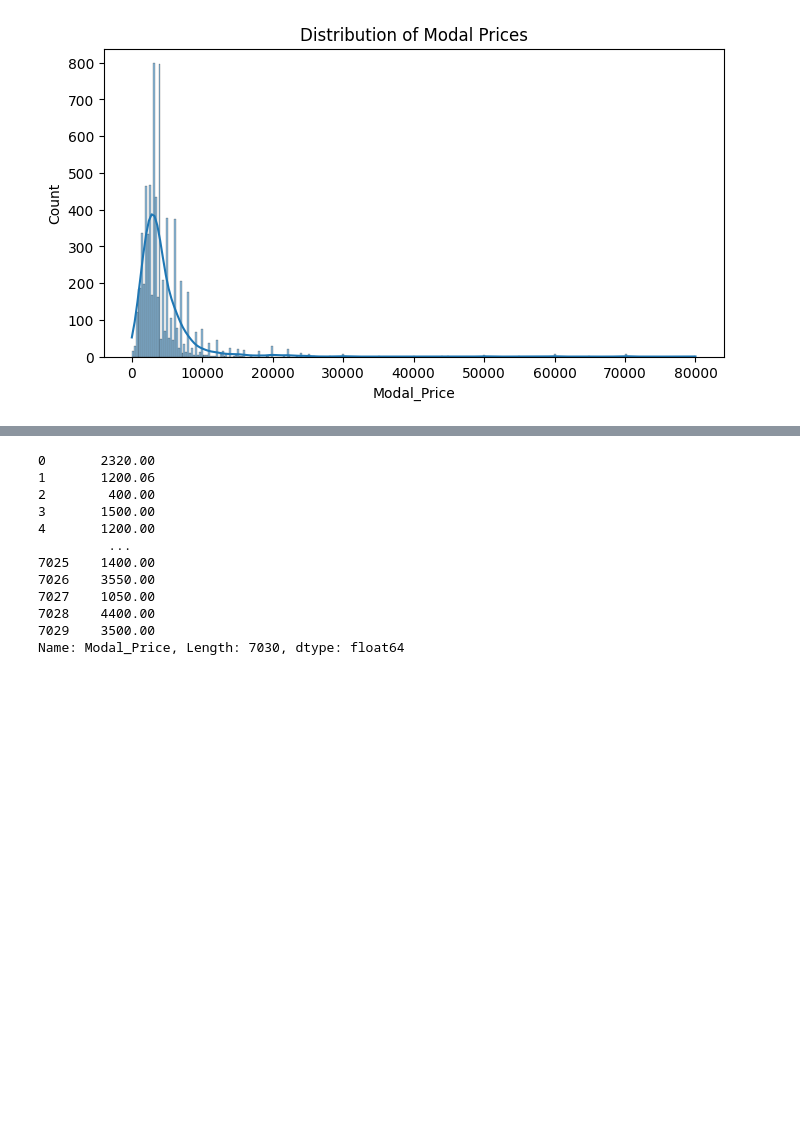
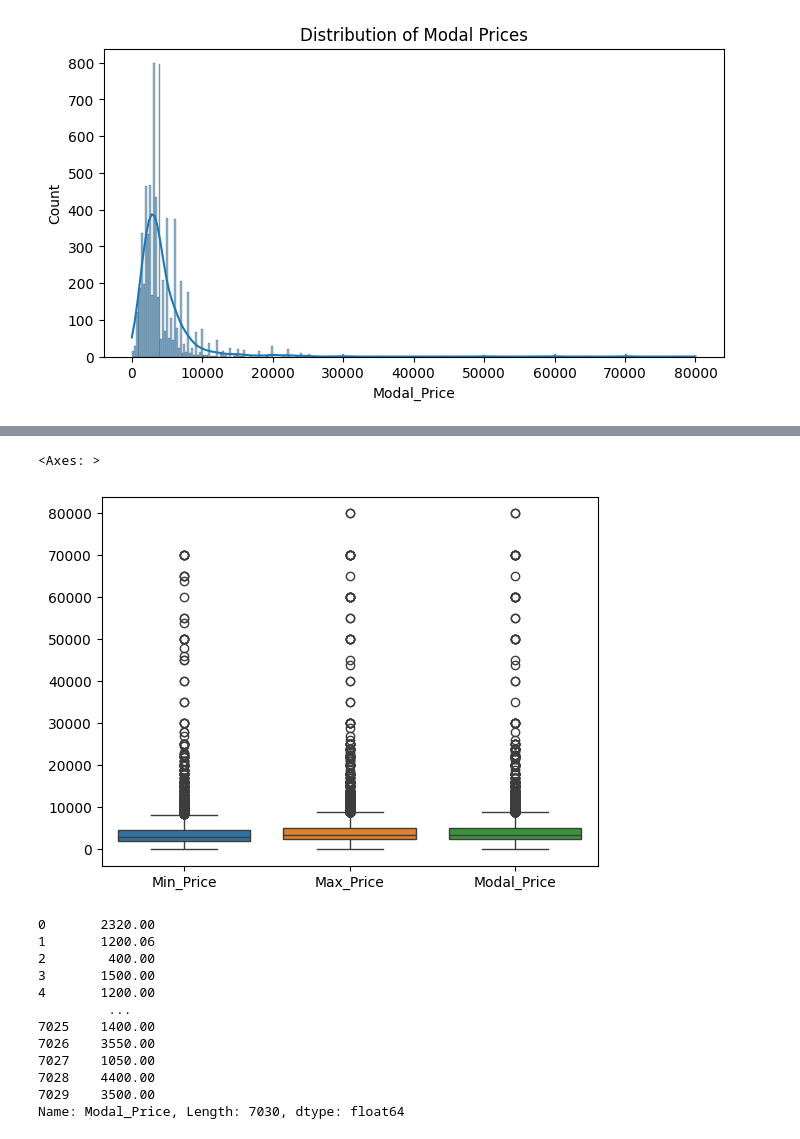
Before and after one commit to RanaSumedha/Python, a Jupyter notebook: Mandi_ca.ipynb, the cells around one changed output, grey strips where cells are left out. Saved outputs shown, nothing was run; the diff lists cells and outputs as text; code cells hidden in the pictures; blank space fills up the shorter version.

```diff
--- a/Mandi_ca.ipynb
+++ b/Mandi_ca.ipynb
@@ -96,3 +117,8 @@ plt.show()
+# %%
+sns.boxplot(df)
+# %% [output]
+<Axes: >
+[figure, added]
 # %%
 print(df.Modal_Price)
 # %% [output]
```
Also changed, not shown: parts of 4 cells of this notebook.
